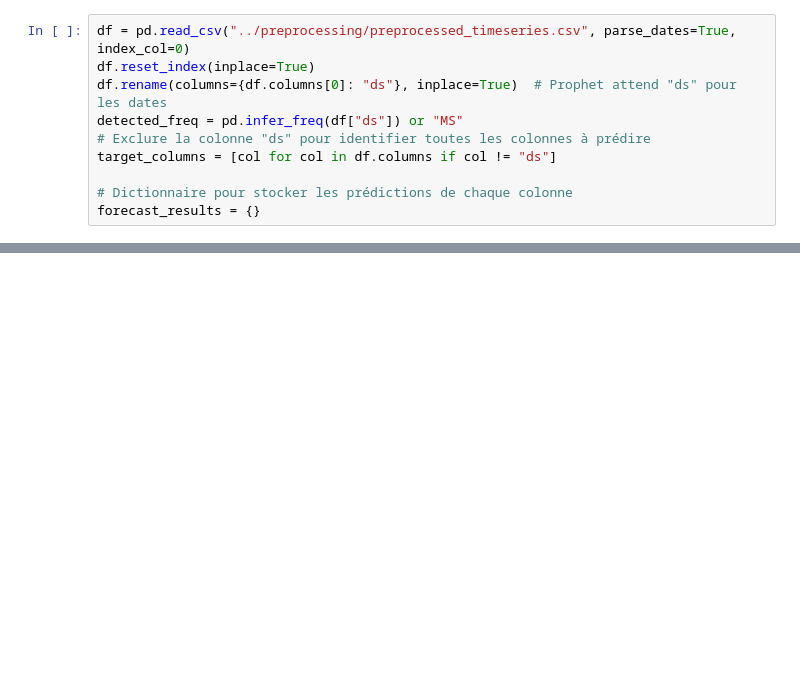
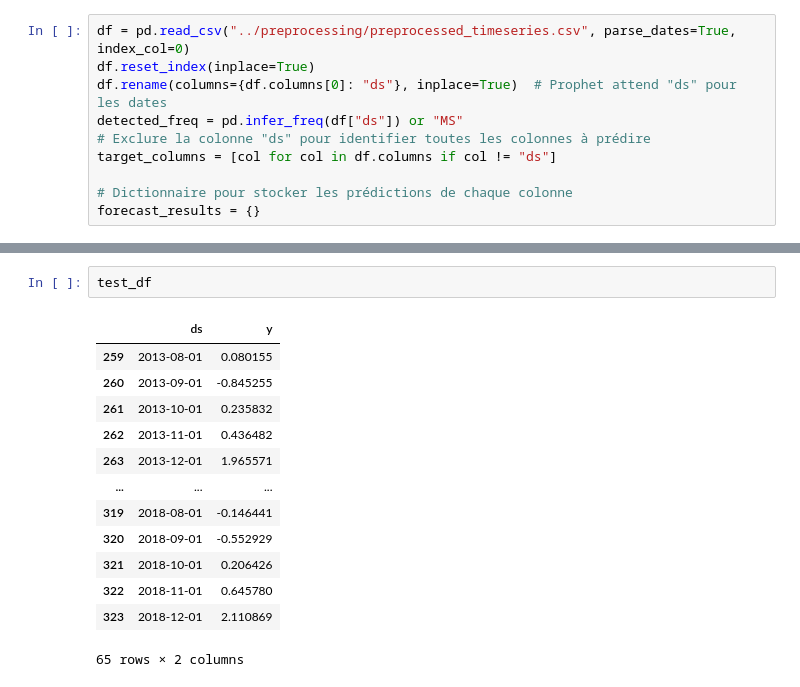
Before and after one commit to Raed-Bourouis/MLEASE, a Jupyter notebook: Training/Prophet.ipynb, the cells around one changed output, grey strips where cells are left out. Drawn from its saved outputs; the diff is of its cells as text; blank space fills up the shorter version.

```diff
--- a/Training/Prophet.ipynb
+++ b/Training/Prophet.ipynb
@@ -60,0 +111,16 @@ Toutes les prédictions ont été enregistrées.
+# %%
+test_df
+# %% [output]
+|  | ds | y |
+| 259 | 2013-08-01 | 0.080155 |
+| 260 | 2013-09-01 | -0.845255 |
+| 261 | 2013-10-01 | 0.235832 |
+| 262 | 2013-11-01 | 0.436482 |
+| 263 | 2013-12-01 | 1.965571 |
+| ... | ... | ... |
+| 319 | 2018-08-01 | -0.146441 |
+| 320 | 2018-09-01 | -0.552929 |
+| 321 | 2018-10-01 | 0.206426 |
+| 322 | 2018-11-01 | 0.645780 |
+| 323 | 2018-12-01 | 2.110869 |
+65 rows × 2 columns
```
Also changed, not shown: parts of 5 cells of this notebook, 11 other files.
